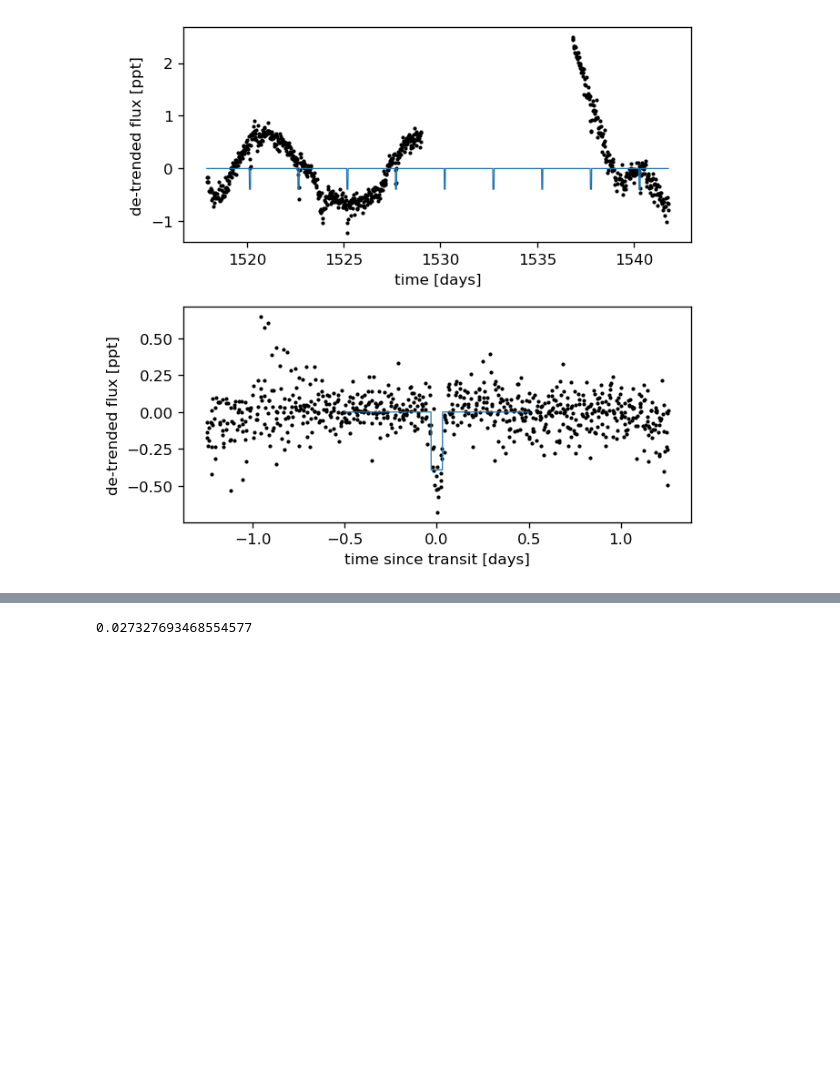
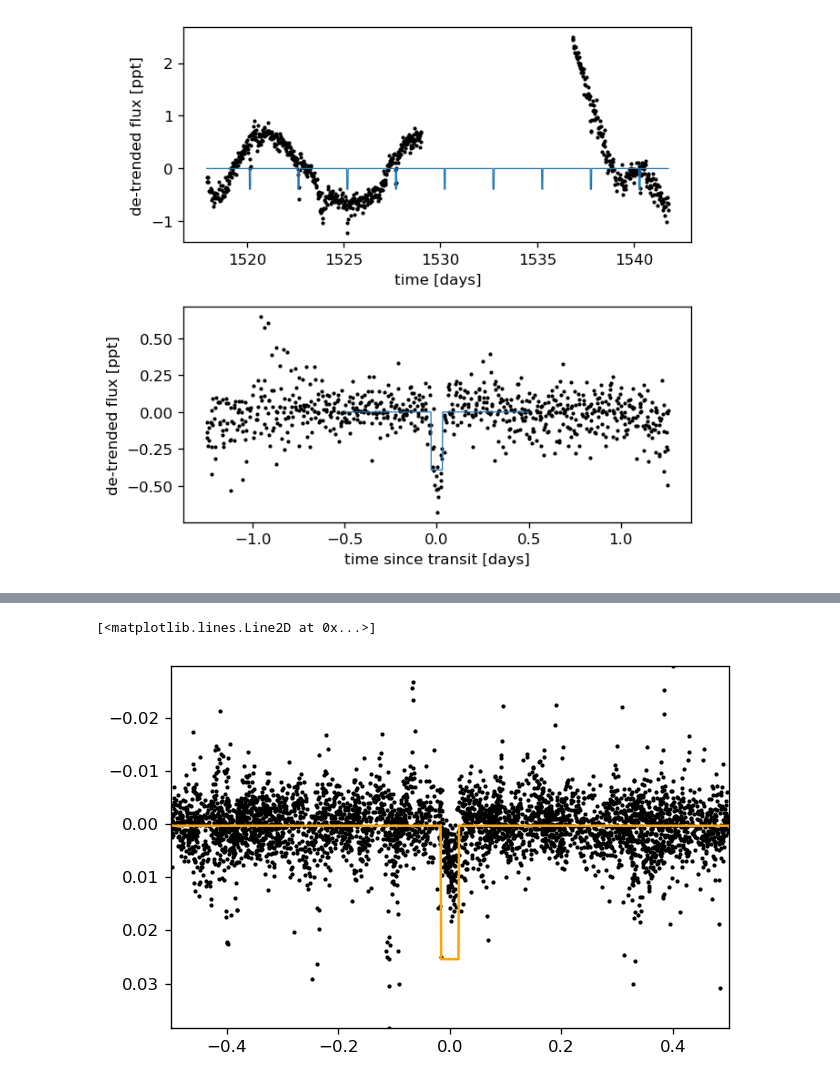
Before and after one commit to ruoyanwangdr/Dectection-of-Bright-Transiting-Exoplanet-with-MASCARA-TESS, a Jupyter notebook: ls_1562404.ipynb, the cells around one changed output, grey strips where cells are left out. Drawn from its saved outputs; the diff is of its cells as text; code cells hidden in the pictures; blank space fills up the shorter version.

```diff
--- a/ls_1562404.ipynb
+++ b/ls_1562404.ipynb
@@ -380,4 +385,10 @@ ax.set_ylabel("de-trended flux [ppt]");
-# %%
-duration
-# %% [output]
-0.027327693468554577
+# %%
+plt.xlim(phase.min(), phase.max())
+plt.ylim(injected_mag.min(), injected_mag.max())
+plt.gca().invert_yaxis()
+plt.plot(phase, injected_mag, '.k', ms=3, label='Signal')
+#plt.plot(binned_phase, binned_mag, '.r', ms=3, label='Binned')
+plt.plot(x, f, lw=1.5, c='orange')
+# %% [output]
+[<matplotlib.lines.Line2D at 0x...>]
+[figure, added]
```
Also changed, not shown: parts of 3 cells of this notebook.
